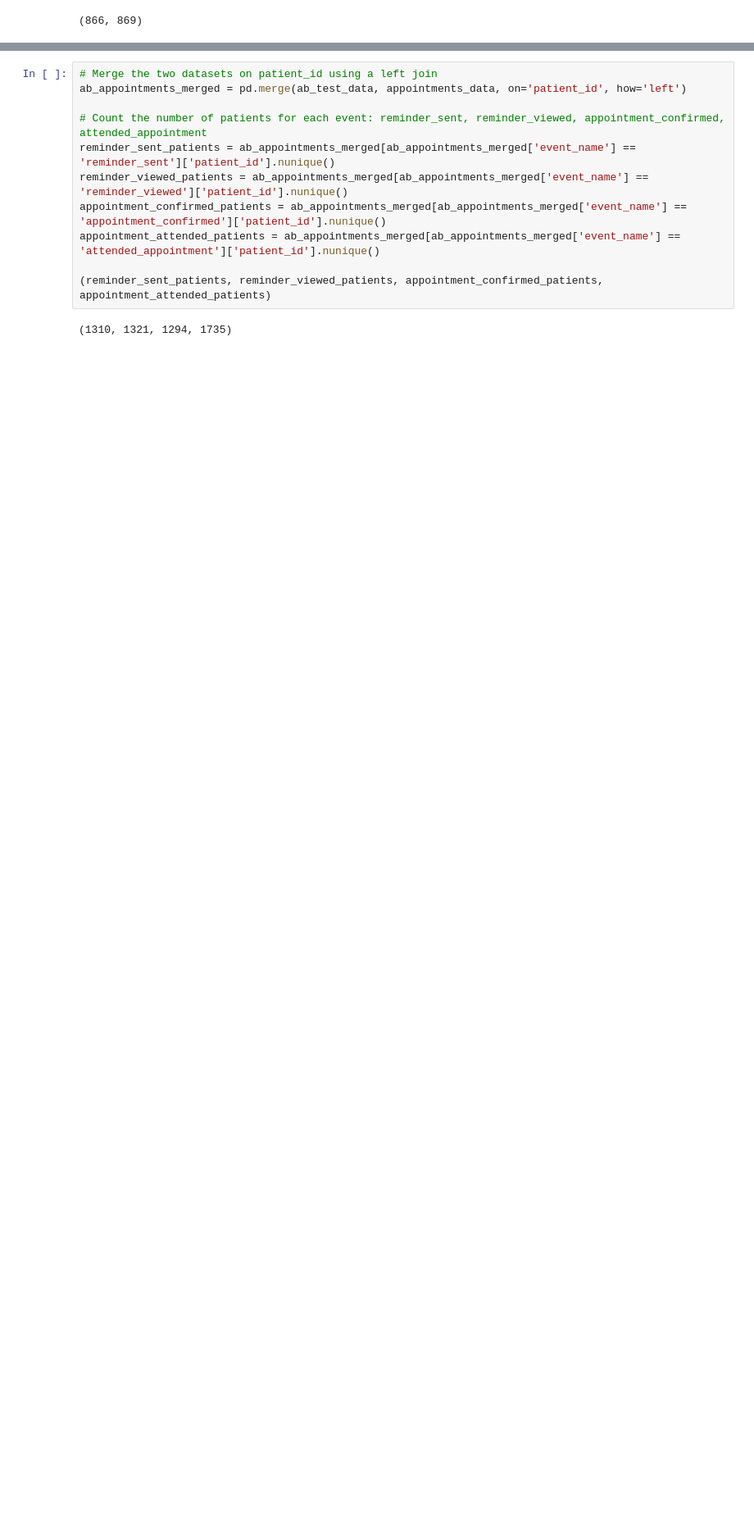
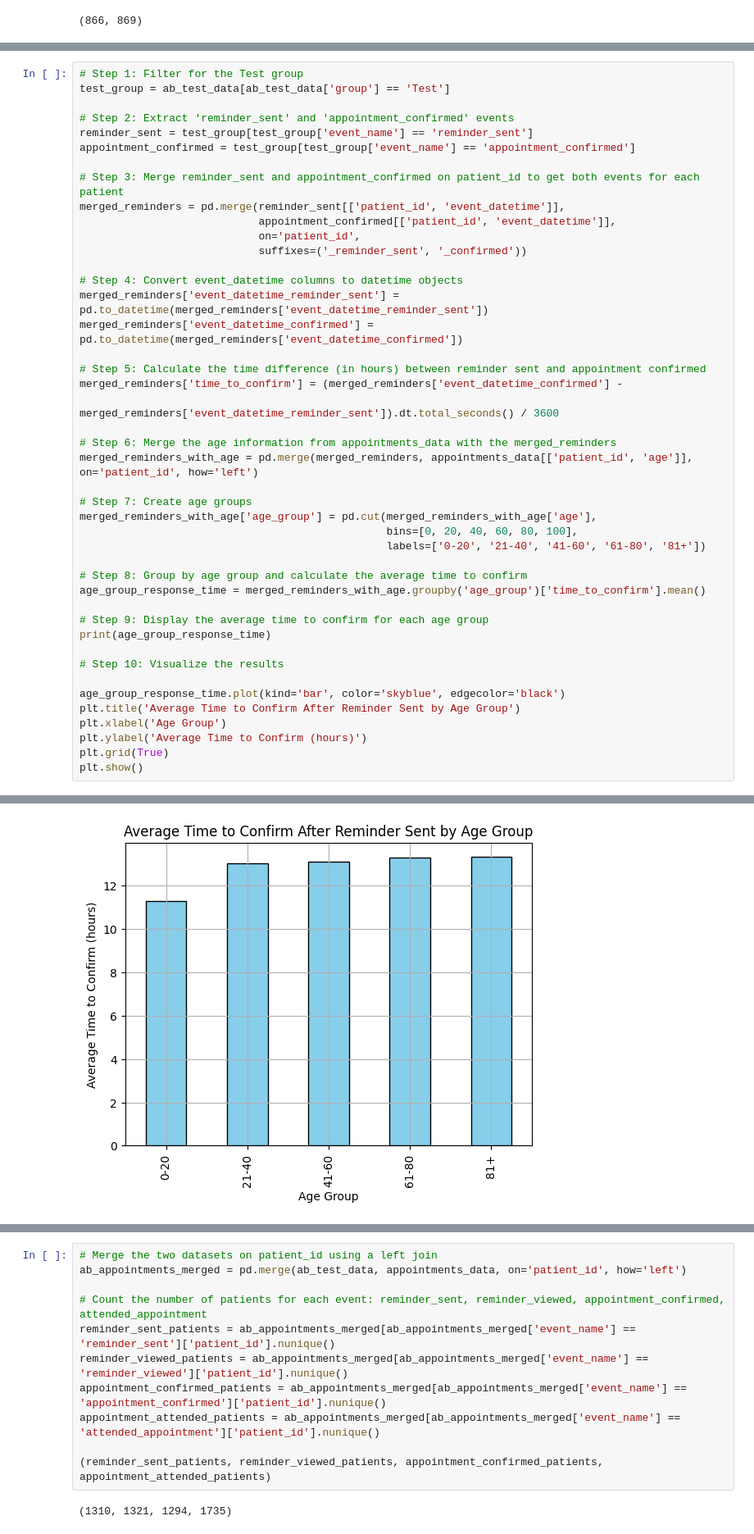
Before and after one commit to Ismat-Samadov/kyla_ProductAnalyst, a Jupyter notebook: EDA.ipynb, the cells around one changed output, grey strips where cells are left out. Shown at 82% size. Cells and saved outputs as stored; diff of their text form; blank space fills up the shorter version.

```diff
--- a/EDA.ipynb
+++ b/EDA.ipynb
@@ -131,0 +205,45 @@ test_attended, control_attended
+# %%
+# Step 1: Filter for the Test group
+test_group = ab_test_data[ab_test_data['group'] == 'Test']
+
+# Step 2: Extract 'reminder_sent' and 'appointment_confirmed' events
+reminder_sent = test_group[test_group['event_name'] == 'reminder_sent']
+appointment_confirmed = test_group[test_group['event_name'] == 'appointment_confirmed']
+
+# Step 3: Merge reminder_sent and appointment_confirmed on patient_id to get both events for each patient
+merged_reminders = pd.merge(reminder_sent[['patient_id', 'event_datetime']],
+                            appointment_confirmed[['patient_id', 'event_datetime']],
+                            on='patient_id',
+                            suffixes=('_reminder_sent', '_confirmed'))
+
+# Step 4: Convert event_datetime columns to datetime objects
+merged_reminders['event_datetime_reminder_sent'] = pd.to_datetime(merged_reminders['event_datetime_reminder_sent'])
+merged_reminders['event_datetime_confirmed'] = pd.to_datetime(merged_reminders['event_datetime_confirmed'])
+
+# Step 5: Calculate the time difference (in hours) between reminder sent and appointment confirmed
+merged_reminders['time_to_confirm'] = (merged_reminders['event_datetime_confirmed'] -
+                                       merged_reminders['event_datetime_reminder_sent']).dt.total_seconds() / 3600
+
+# Step 6: Merge the age information from appointments_data with the merged_reminders
+merged_reminders_with_age = pd.merge(merged_reminders, appointments_data[['patient_id', 'age']], on='patient_id', how='left')
+
+# Step 7: Create age groups
+merged_reminders_with_age['age_group'] = pd.cut(merged_reminders_with_age['age'],
+                                                bins=[0, 20, 40, 60, 80, 100],
+                                                labels=['0-20', '21-40', '41-60', '61-80', '81+'])
+
+# Step 8: Group by age group and calculate the average time to confirm
+age_group_response_time = merged_reminders_with_age.groupby('age_group')['time_to_confirm'].mean()
+
+# Step 9: Display the average time to confirm for each age group
+print(age_group_response_time)
+
+# Step 10: Visualize the results
+
+age_group_response_time.plot(kind='bar', color='skyblue', edgecolor='black')
+plt.title('Average Time to Confirm After Reminder Sent by Age Group')
+plt.xlabel('Age Group')
+plt.ylabel('Average Time to Confirm (hours)')
+plt.grid(True)
+plt.show()
+# %% [output]
@@ -131,0 +257 @@ test_attended, control_attended
+[figure, added]
```
Also changed, not shown: parts of 15 cells of this notebook.
